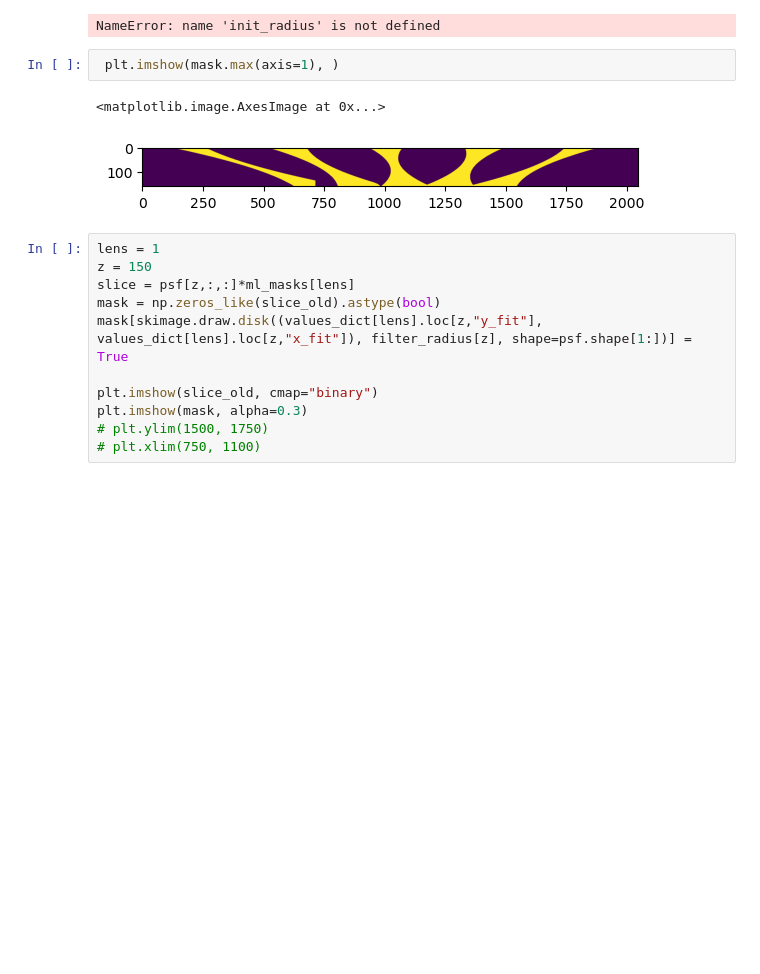
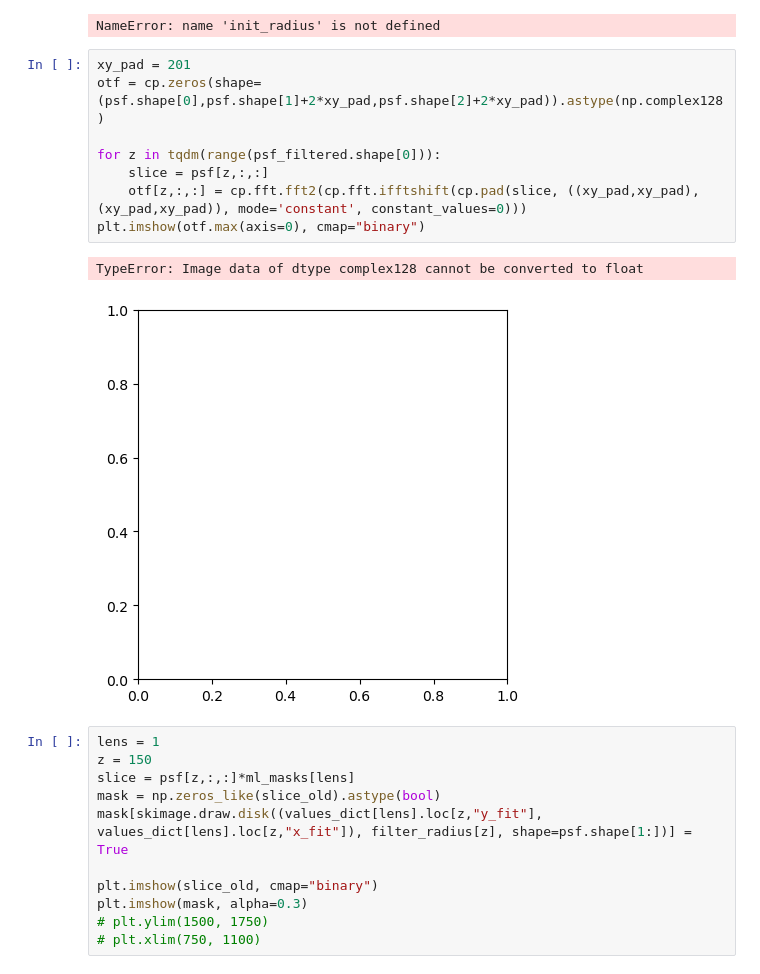
Before and after one commit to LukBorn/LFM, a Jupyter notebook: imaging/generate_psf.ipynb, the cells around one changed output. Drawn from its saved outputs; the diff is of its cells as text; blank space fills up the shorter version.

```diff
--- a/imaging/generate_psf.ipynb
+++ b/imaging/generate_psf.ipynb
@@ -287,10 +287,16 @@ print("finished saving")
 # %% [output]
 NameError: name 'init_radius' is not defined
 # %%
- plt.imshow(mask.max(axis=1), )
+xy_pad = 201
+otf = cp.zeros(shape=(psf.shape[0],psf.shape[1]+2*xy_pad,psf.shape[2]+2*xy_pad)).astype(np.complex128)
+
+for z in tqdm(range(psf_filtered.shape[0])):
+    slice = psf[z,:,:]
+    otf[z,:,:] = cp.fft.fft2(cp.fft.ifftshift(cp.pad(slice, ((xy_pad,xy_pad), (xy_pad,xy_pad)), mode='constant', constant_values=0)))
+plt.imshow(otf.max(axis=0), cmap="binary")
 # %% [output]
-<matplotlib.image.AxesImage at 0x...>
+TypeError: Image data of dtype complex128 cannot be converted to float
-[figure, old version]
+[figure, new version]
 # %%
 lens = 1
 z = 150
```
Also changed, not shown: 1 other file.
